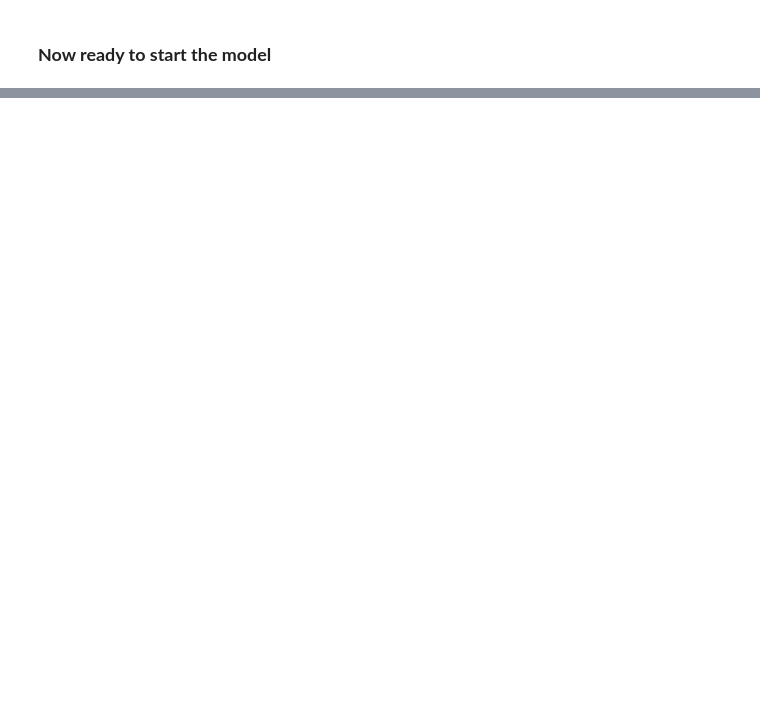
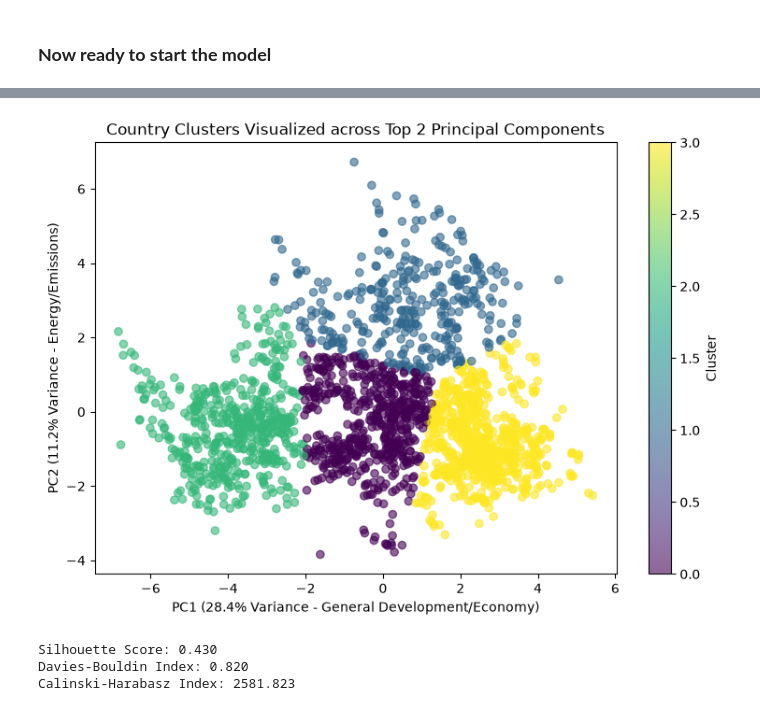
Before and after one commit to Mina-Makram-001/2B_Data_Science_Portfolio, a Jupyter notebook: Task_4_(Train_3_Unsupervised_ML_Models)/4_Model_Preperation.ipynb, the cells around one changed output, grey strips where cells are left out. Cells and saved outputs as stored; diff of their text form; code cells hidden in the pictures; blank space fills up the shorter version.

```diff
--- a/Task_4_(Train_3_Unsupervised_ML_Models)/4_Model_Preperation.ipynb
+++ b/Task_4_(Train_3_Unsupervised_ML_Models)/4_Model_Preperation.ipynb
@@ -725,0 +799,13 @@ for col in high_missing_cols:
+# %%
+from sklearn.decomposition import PCA
+
+pca = PCA(n_components=2, random_state=42)
+X_pca = pca.fit_transform(X_scaled)
+
+
+print(f"Original number of features: {X_scaled.shape[1]}")
+print(f"Reduced number of features: {X_pca.shape[1]}")
+
+# View the variance explained by each individual component
+print(f"Variance explained per component: {pca.explained_variance_ratio_}")
+print(f"Total variance explained: {sum(pca.explained_variance_ratio_):.2%}")
@@ -725,0 +817,8 @@ for col in high_missing_cols:
+# %%
+Kmeans = KMeans(
+    n_clusters=4,
+    random_state=42,
+    n_init=10
+)
+
+df_countries["Cluster"] = Kmeans.fit_predict(X_pca)
@@ -725,0 +844,36 @@ for col in high_missing_cols:
+# %%
+# Create a 2D plot using the top 2 principal components
+plt.figure(figsize=(9, 6))
+plt.scatter(
+    X_pca[:, 0],
+    X_pca[:, 1],
+    c=df_countries["Cluster"],
+    cmap="viridis",
+    alpha=0.6,
+)
+plt.xlabel("PC1 (28.4% Variance - General Development/Economy)")
+plt.ylabel("PC2 (11.2% Variance - Energy/Emissions)")
+plt.title("Country Clusters Visualized across Top 2 Principal Components")
+plt.colorbar(label="Cluster")
+plt.show()
+# %% [output]
+[figure, added]
+# %%
+from sklearn.metrics import (
+    calinski_harabasz_score,
+    davies_bouldin_score,
+    silhouette_score,
+)
+
+# Calculate quantitative metrics
+sil = silhouette_score(X_pca, df_countries["Cluster"])
+db = davies_bouldin_score(X_pca, df_countries["Cluster"])
+ch = calinski_harabasz_score(X_pca, df_countries["Cluster"])
+
+print(f"Silhouette Score: {sil:.3f}")
+print(f"Davies-Bouldin Index: {db:.3f}")
+print(f"Calinski-Harabasz Index: {ch:.3f}")
+# %% [output]
+Silhouette Score: 0.430
+Davies-Bouldin Index: 0.820
+Calinski-Harabasz Index: 2581.823
```
Also changed, not shown: parts of 11 cells of this notebook.
